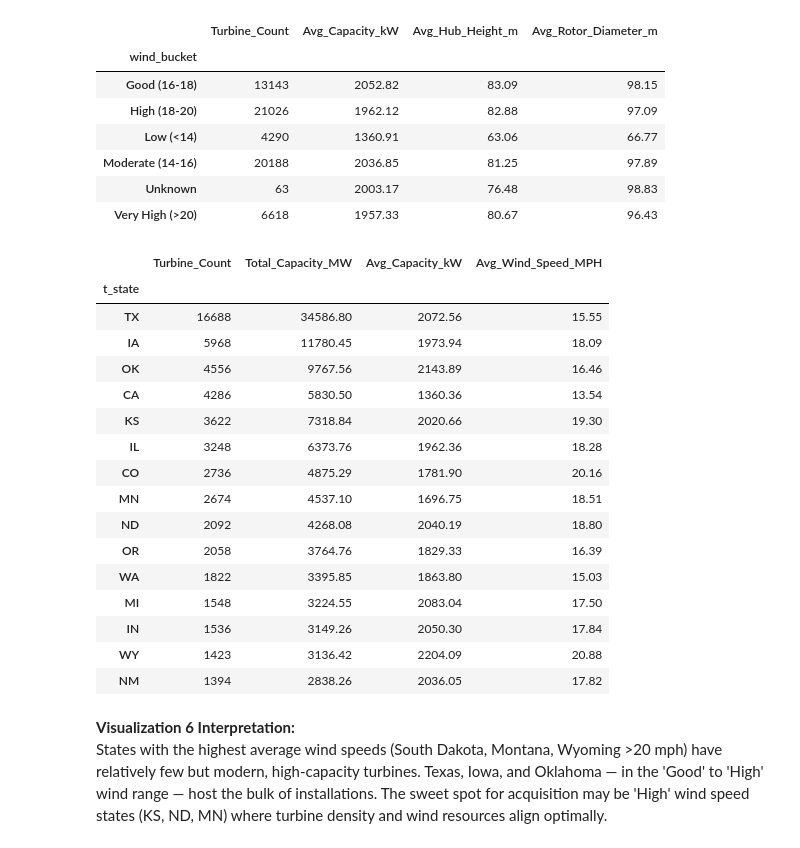
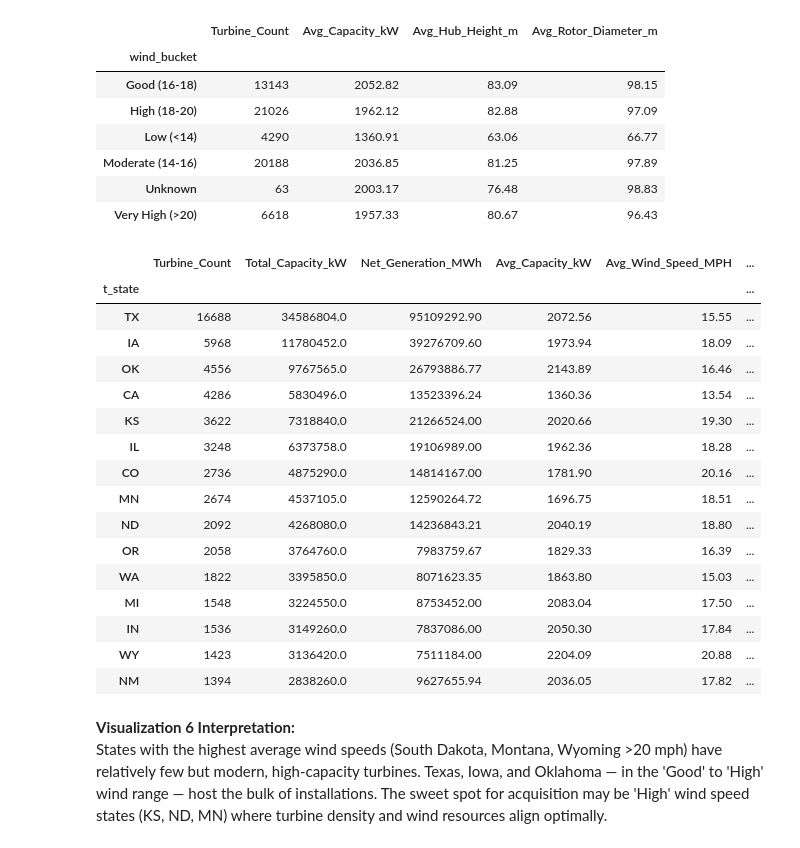
Before and after one commit to SayedAli-Murtadha/labs_projects, a Jupyter notebook: projects/wind-turbine/Code/01_EDA_Wind_Turbines.ipynb, the cells around one changed output. Saved outputs shown, nothing was run; the diff lists cells and outputs as text; code cells hidden in the pictures.

```diff
--- a/projects/wind-turbine/Code/01_EDA_Wind_Turbines.ipynb
+++ b/projects/wind-turbine/Code/01_EDA_Wind_Turbines.ipynb
@@ -502,34 +574,36 @@ display(wind_analysis)
 | Unknown | 63 | 2003.17 | 76.48 | 98.83 |
 | Very High (>20) | 6618 | 1957.33 | 80.67 | 96.43 |
 # %%
-# Top 10 states: turbine stats + wind speed
+# Top 15 states: turbine stats + wind speed + net generation
 state_turbine_stats = turbines.groupby('t_state').agg(
     Turbine_Count=('t_cap', 'count'),
-    Total_Capacity_MW=('t_cap', lambda x: x.sum() / 1000),
+    Total_Capacity_kW=('t_cap', 'sum'),
+    Net_Generation_MWh=('Net_Generation_MWh', 'sum'),
     Avg_Capacity_kW=('t_cap', 'mean'),
     Avg_Wind_Speed_MPH=('WindiestStatesAverageWindSpeedMPH', 'mean')
 ).round(2)
 
+state_turbine_stats['Total_Capacity_MW'] = state_turbine_stats['Total_Capacity_kW'] / 1000
 state_turbine_stats = state_turbine_stats.sort_values('Turbine_Count', ascending=False).head(15)
 display(state_turbine_stats)
 # %% [output]
-|  | Turbine_Count | Total_Capacity_MW | Avg_Capacity_kW | Avg_Wind_Speed_MPH |
-| t_state |  |  |  |  |
-| TX | 16688 | 34586.80 | 2072.56 | 15.55 |
-| IA | 5968 | 11780.45 | 1973.94 | 18.09 |
-| OK | 4556 | 9767.56 | 2143.89 | 16.46 |
-| CA | 4286 | 5830.50 | 1360.36 | 13.54 |
-| KS | 3622 | 7318.84 | 2020.66 | 19.30 |
-| IL | 3248 | 6373.76 | 1962.36 | 18.28 |
-| CO | 2736 | 4875.29 | 1781.90 | 20.16 |
-| MN | 2674 | 4537.10 | 1696.75 | 18.51 |
-| ND | 2092 | 4268.08 | 2040.19 | 18.80 |
-| OR | 2058 | 3764.76 | 1829.33 | 16.39 |
-| WA | 1822 | 3395.85 | 1863.80 | 15.03 |
-| MI | 1548 | 3224.55 | 2083.04 | 17.50 |
-| IN | 1536 | 3149.26 | 2050.30 | 17.84 |
-| WY | 1423 | 3136.42 | 2204.09 | 20.88 |
-| NM | 1394 | 2838.26 | 2036.05 | 17.82 |
+|  | Turbine_Count | Total_Capacity_kW | Net_Generation_MWh | Avg_Capacity_kW | Avg_Wind_Speed_MPH | ... |
+| t_state |  |  |  |  |  | ... |
+| TX | 16688 | 34586804.0 | 95109292.90 | 2072.56 | 15.55 | ... |
+| IA | 5968 | 11780452.0 | 39276709.60 | 1973.94 | 18.09 | ... |
+| OK | 4556 | 9767565.0 | 26793886.77 | 2143.89 | 16.46 | ... |
+| CA | 4286 | 5830496.0 | 13523396.24 | 1360.36 | 13.54 | ... |
+| KS | 3622 | 7318840.0 | 21266524.00 | 2020.66 | 19.30 | ... |
+| IL | 3248 | 6373758.0 | 19106989.00 | 1962.36 | 18.28 | ... |
+| CO | 2736 | 4875290.0 | 14814167.00 | 1781.90 | 20.16 | ... |
+| MN | 2674 | 4537105.0 | 12590264.72 | 1696.75 | 18.51 | ... |
+| ND | 2092 | 4268080.0 | 14236843.21 | 2040.19 | 18.80 | ... |
+| OR | 2058 | 3764760.0 | 7983759.67 | 1829.33 | 16.39 | ... |
+| WA | 1822 | 3395850.0 | 8071623.35 | 1863.80 | 15.03 | ... |
+| MI | 1548 | 3224550.0 | 8753452.00 | 2083.04 | 17.50 | ... |
+| IN | 1536 | 3149260.0 | 7837086.00 | 2050.30 | 17.84 | ... |
+| WY | 1423 | 3136420.0 | 7511184.00 | 2204.09 | 20.88 | ... |
+| NM | 1394 | 2838260.0 | 9627655.94 | 2036.05 | 17.82 | ... |
 # %% [markdown]
 **Visualization 6 Interpretation:**
 States with the highest average wind speeds (South Dakota, Montana, Wyoming >20 mph) have relatively few but modern, high-capacity turbines. Texas, Iowa, and Oklahoma — in the 'Good' to 'High' wind range — host the bulk of installations. The sweet spot for acquisition may be 'High' wind speed states (KS, ND, MN) where turbine density and wind resources align optimally.
```
Also changed, not shown: parts of 23 cells of this notebook, 3 other files.
